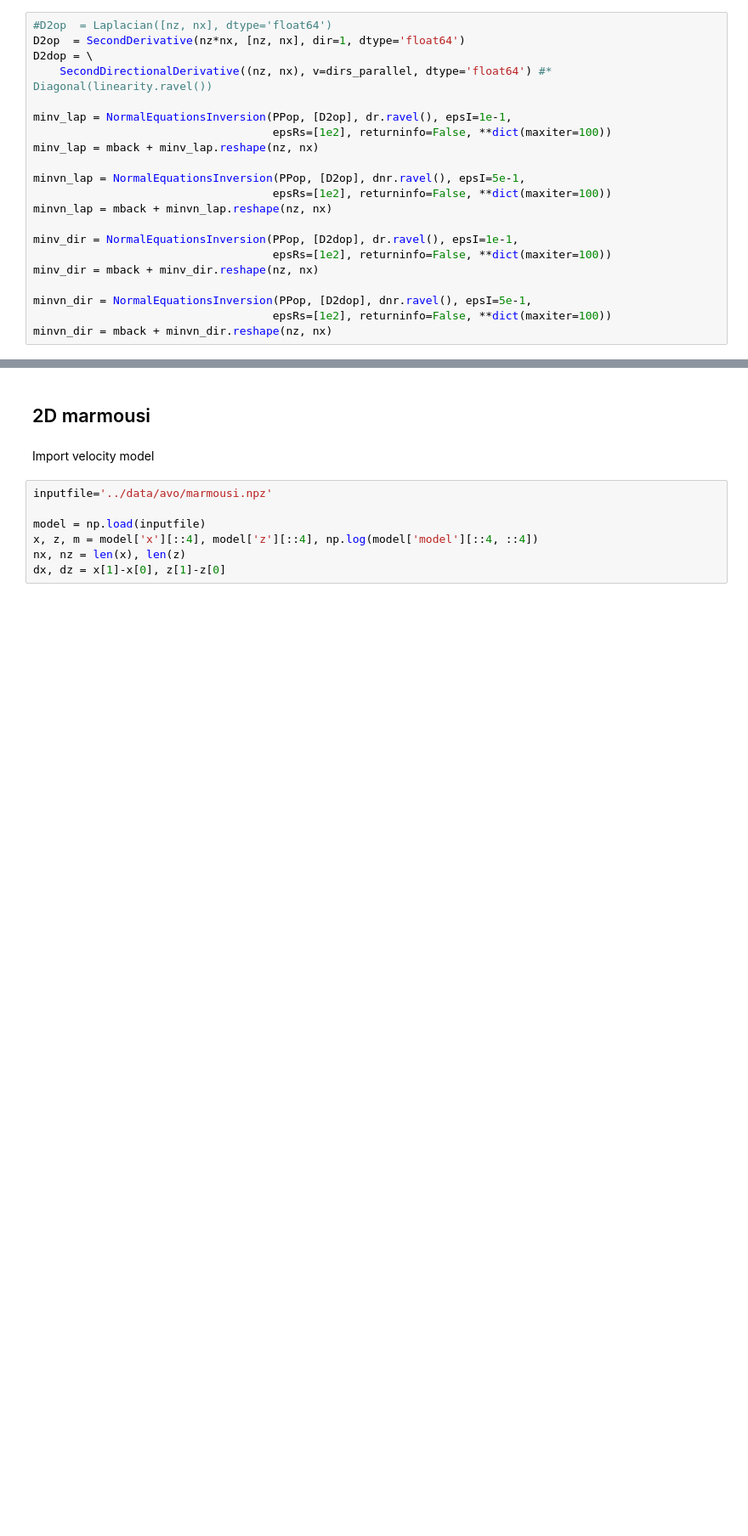
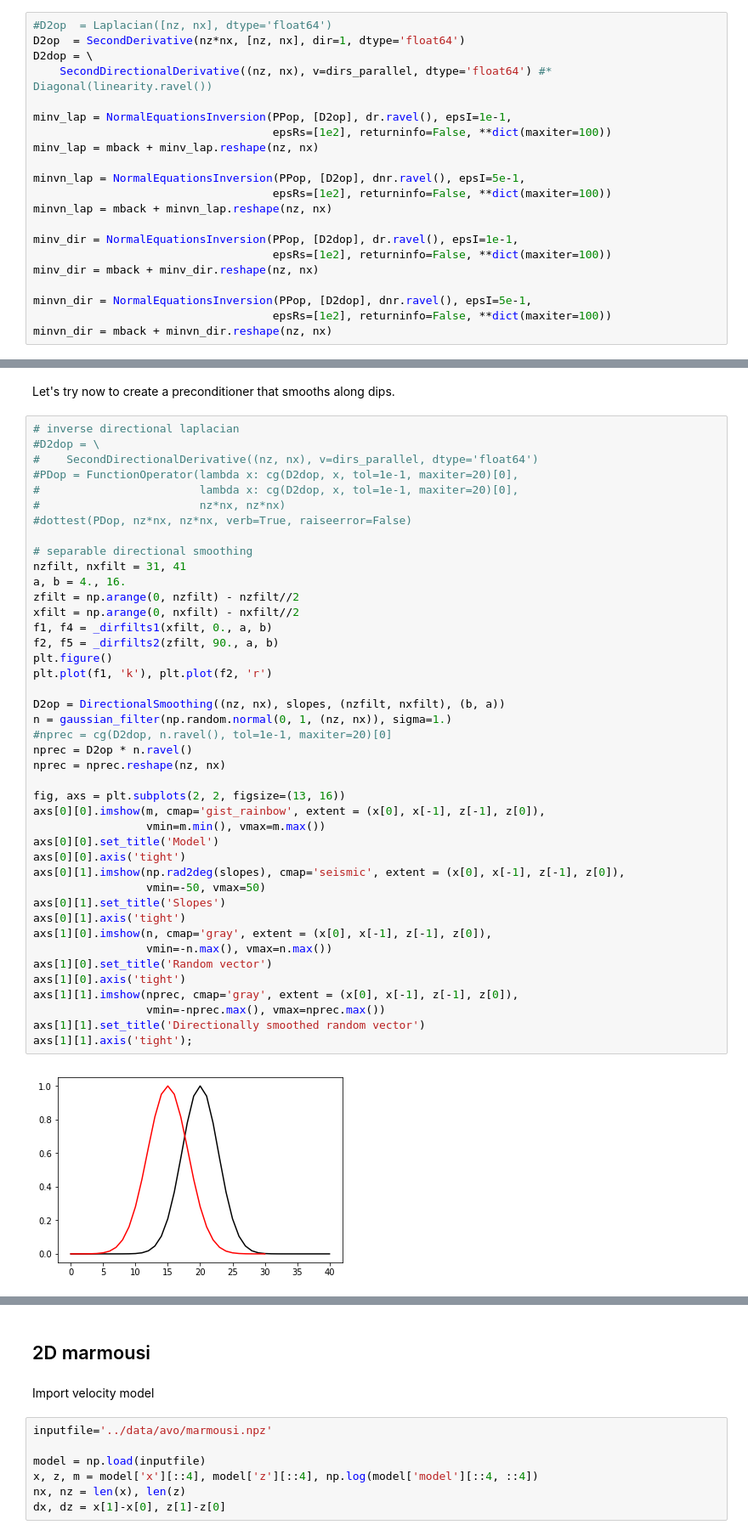
Before and after one commit to PyLops/pylops_notebooks, a Jupyter notebook: developement/SeismicInversion-DirectionalDerivative.ipynb, the cells around one changed output, grey strips where cells are left out. Shown at 85% size. Drawn from its saved outputs; the diff is of its cells as text; blank space fills up the shorter version.

Commit message:
Added DirectionalSmoothing to SeismicInversion-DirectionalDerivative and MDD with preconditioning study

```diff
--- a/developement/SeismicInversion-DirectionalDerivative.ipynb
+++ b/developement/SeismicInversion-DirectionalDerivative.ipynb
@@ -407,0 +411,46 @@ ax.legend();
+# %% [markdown]
+Let's try now to create a preconditioner that smooths along dips.
+# %%
+# inverse directional laplacian
+#D2dop = \
+#    SecondDirectionalDerivative((nz, nx), v=dirs_parallel, dtype='float64')
+#PDop = FunctionOperator(lambda x: cg(D2dop, x, tol=1e-1, maxiter=20)[0],
+#                        lambda x: cg(D2dop, x, tol=1e-1, maxiter=20)[0],
+#                        nz*nx, nz*nx)
+#dottest(PDop, nz*nx, nz*nx, verb=True, raiseerror=False)
+
+# separable directional smoothing
+nzfilt, nxfilt = 31, 41
+a, b = 4., 16.
+zfilt = np.arange(0, nzfilt) - nzfilt//2
+xfilt = np.arange(0, nxfilt) - nxfilt//2
+f1, f4 = _dirfilts1(xfilt, 0., a, b)
+f2, f5 = _dirfilts2(zfilt, 90., a, b)
+plt.figure()
+plt.plot(f1, 'k'), plt.plot(f2, 'r')
+
+D2op = DirectionalSmoothing((nz, nx), slopes, (nzfilt, nxfilt), (b, a))
+n = gaussian_filter(np.random.normal(0, 1, (nz, nx)), sigma=1.)
+#nprec = cg(D2dop, n.ravel(), tol=1e-1, maxiter=20)[0]
+nprec = D2op * n.ravel()
+nprec = nprec.reshape(nz, nx)
+
+fig, axs = plt.subplots(2, 2, figsize=(13, 16))
+axs[0][0].imshow(m, cmap='gist_rainbow', extent = (x[0], x[-1], z[-1], z[0]),
+                 vmin=m.min(), vmax=m.max())
+axs[0][0].set_title('Model')
+axs[0][0].axis('tight')
+axs[0][1].imshow(np.rad2deg(slopes), cmap='seismic', extent = (x[0], x[-1], z[-1], z[0]),
+                 vmin=-50, vmax=50)
+axs[0][1].set_title('Slopes')
+axs[0][1].axis('tight')
+axs[1][0].imshow(n, cmap='gray', extent = (x[0], x[-1], z[-1], z[0]),
+                 vmin=-n.max(), vmax=n.max())
+axs[1][0].set_title('Random vector')
+axs[1][0].axis('tight')
+axs[1][1].imshow(nprec, cmap='gray', extent = (x[0], x[-1], z[-1], z[0]),
+                 vmin=-nprec.max(), vmax=nprec.max())
+axs[1][1].set_title('Directionally smoothed random vector')
+axs[1][1].axis('tight');
+# %% [output]
+[figure, added]
```
Also changed, not shown: parts of 22 cells of this notebook, 1 other file.
